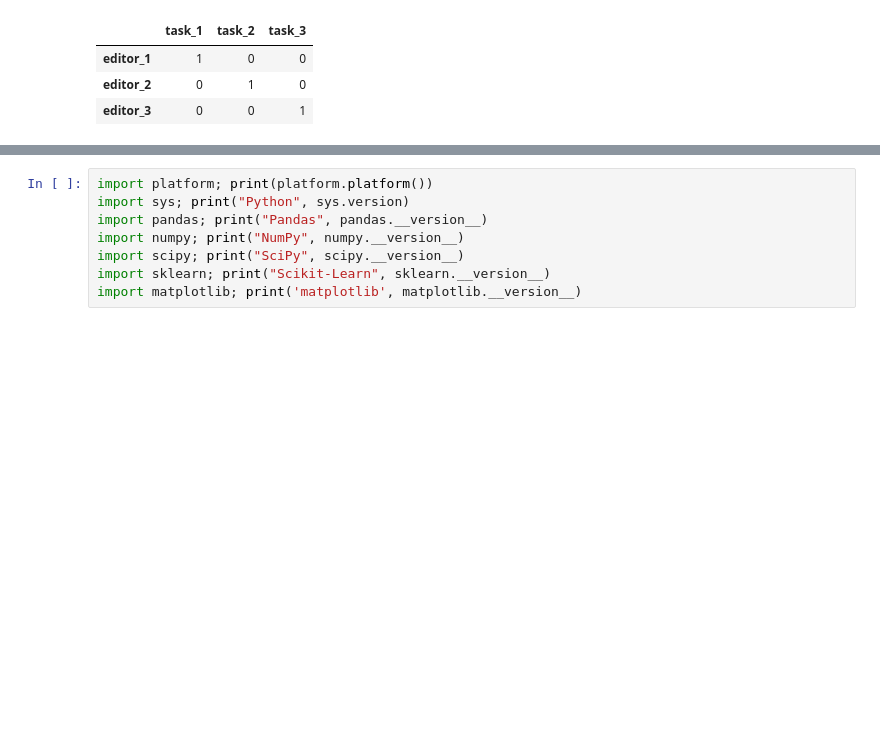
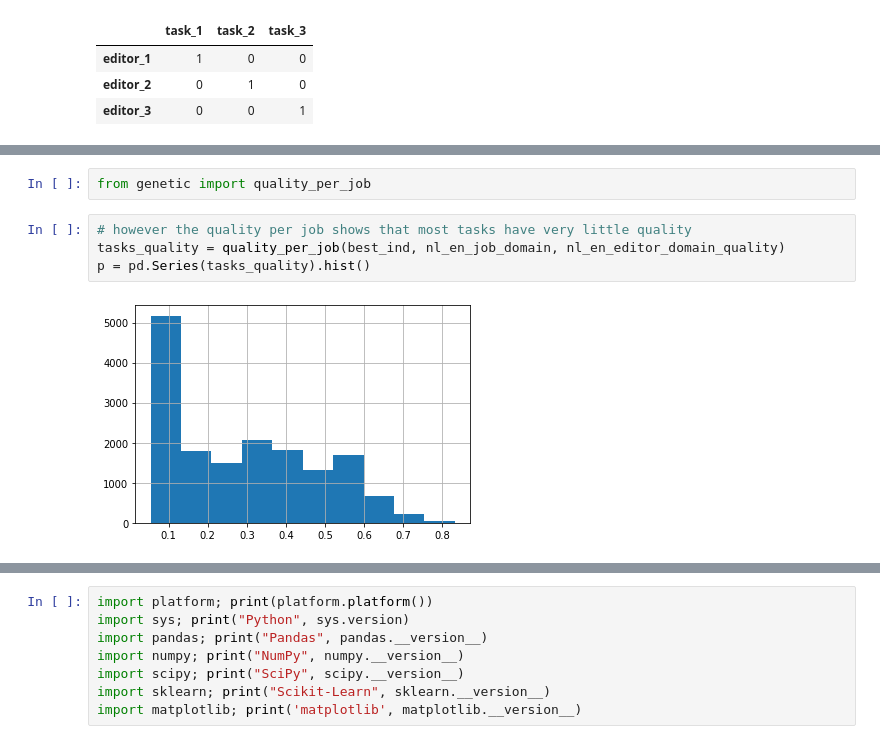
Before and after one commit to arealrb/data-science-challenge, a Jupyter notebook: Solution.ipynb, the cells around one changed output, grey strips where cells are left out. Saved outputs shown, nothing was run; the diff lists cells and outputs as text; blank space fills up the shorter version.

```diff
--- a/Solution.ipynb
+++ b/Solution.ipynb
@@ -116,0 +199,8 @@ from genetic import gen_pop_mp, genetic_algorithm_mp
+# %%
+from genetic import quality_per_job
+# %%
+# however the quality per job shows that most tasks have very little quality
+tasks_quality = quality_per_job(best_ind, nl_en_job_domain, nl_en_editor_domain_quality)
+p = pd.Series(tasks_quality).hist()
+# %% [output]
+[figure, added]
```
Also changed, not shown: parts of 22 cells of this notebook, 2 other files.
